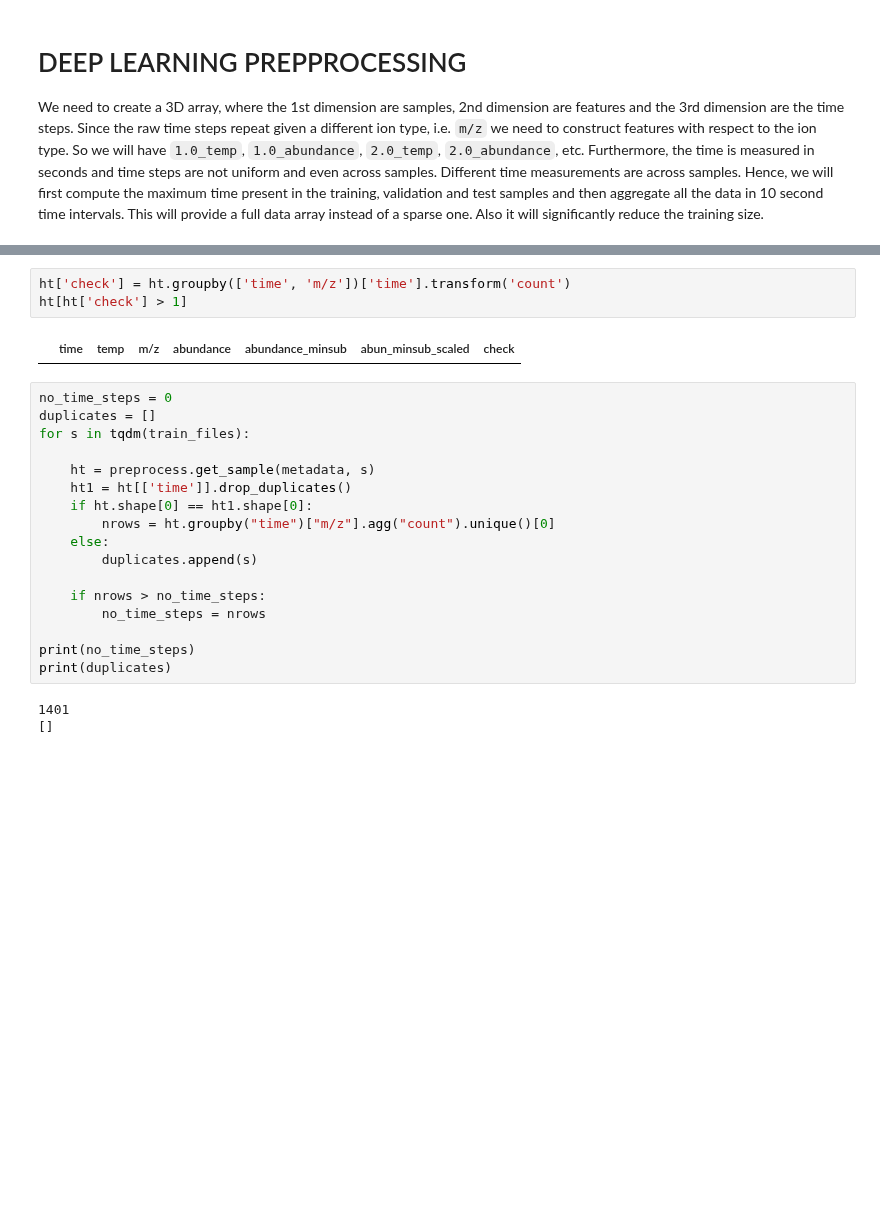
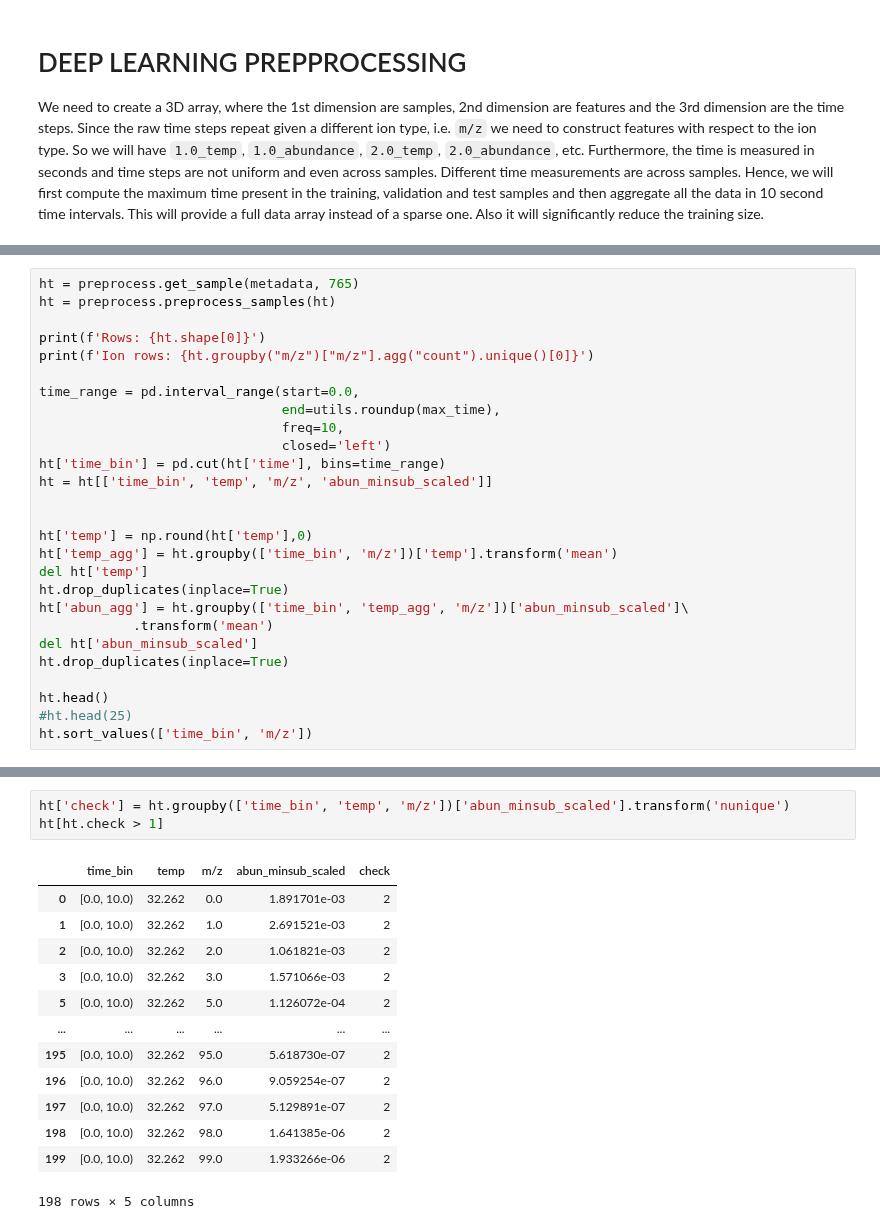
Before and after one commit to itacdonev/MarsSpectrometry, a Jupyter notebook: notebooks/training_dl.ipynb, the cells around one changed output, grey strips where cells are left out. Drawn from its saved outputs; the diff is of its cells as text; blank space fills up the shorter version.

Commit message:
Created ts dataframe

```diff
--- a/notebooks/training_dl.ipynb
+++ b/notebooks/training_dl.ipynb
@@ -125,0 +205,27 @@ ht.sort_values(by = ['time']).head()
+# %%
+ht = preprocess.get_sample(metadata, 765)
+ht = preprocess.preprocess_samples(ht)
+
+print(f'Rows: {ht.shape[0]}')
+print(f'Ion rows: {ht.groupby("m/z")["m/z"].agg("count").unique()[0]}')
+
+time_range = pd.interval_range(start=0.0,
+                               end=utils.roundup(max_time),
+                               freq=10,
+                               closed='left')
+ht['time_bin'] = pd.cut(ht['time'], bins=time_range)
+ht = ht[['time_bin', 'temp', 'm/z', 'abun_minsub_scaled']]
+
+
+ht['temp'] = np.round(ht['temp'],0)
+ht['temp_agg'] = ht.groupby(['time_bin', 'm/z'])['temp'].transform('mean')
+del ht['temp']
+ht.drop_duplicates(inplace=True)
+ht['abun_agg'] = ht.groupby(['time_bin', 'temp_agg', 'm/z'])['abun_minsub_scaled']\
+            .transform('mean')
+del ht['abun_minsub_scaled']
+ht.drop_duplicates(inplace=True)
+
+ht.head()
+#ht.head(25)
+ht.sort_values(['time_bin', 'm/z'])
@@ -126,25 +248,17 @@ ht.sort_values(by = ['time']).head()
 # %%
-ht['check'] = ht.groupby(['time', 'm/z'])['time'].transform('count')
-ht[ht['check'] > 1]
+ht['check'] = ht.groupby(['time_bin', 'temp', 'm/z'])['abun_minsub_scaled'].transform('nunique')
+ht[ht.check > 1]
 # %% [output]
-|  | time | temp | m/z | abundance | abundance_minsub | abun_minsub_scaled | check |
+|  | time_bin | temp | m/z | abun_minsub_scaled | check |
+| 0 | [0.0, 10.0) | 32.262 | 0.0 | 1.891701e-03 | 2 |
+| 1 | [0.0, 10.0) | 32.262 | 1.0 | 2.691521e-03 | 2 |
+| 2 | [0.0, 10.0) | 32.262 | 2.0 | 1.061821e-03 | 2 |
+| 3 | [0.0, 10.0) | 32.262 | 3.0 | 1.571066e-03 | 2 |
+| 5 | [0.0, 10.0) | 32.262 | 5.0 | 1.126072e-04 | 2 |
+| ... | ... | ... | ... | ... | ... |
+| 195 | [0.0, 10.0) | 32.262 | 95.0 | 5.618730e-07 | 2 |
+| 196 | [0.0, 10.0) | 32.262 | 96.0 | 9.059254e-07 | 2 |
+| 197 | [0.0, 10.0) | 32.262 | 97.0 | 5.129891e-07 | 2 |
+| 198 | [0.0, 10.0) | 32.262 | 98.0 | 1.641385e-06 | 2 |
+| 199 | [0.0, 10.0) | 32.262 | 99.0 | 1.933266e-06 | 2 |
+198 rows × 5 columns
-# %%
-no_time_steps = 0
-duplicates = []
-for s in tqdm(train_files):
-
-    ht = preprocess.get_sample(metadata, s)
-    ht1 = ht[['time']].drop_duplicates()
-    if ht.shape[0] == ht1.shape[0]:
-        nrows = ht.groupby("time")["m/z"].agg("count").unique()[0]
-    else:
-        duplicates.append(s)
-
-    if nrows > no_time_steps:
-        no_time_steps = nrows
-
-print(no_time_steps)
-print(duplicates)
-# %% [output]
-1401
-[]
```
Also changed, not shown: parts of 13 cells of this notebook.
